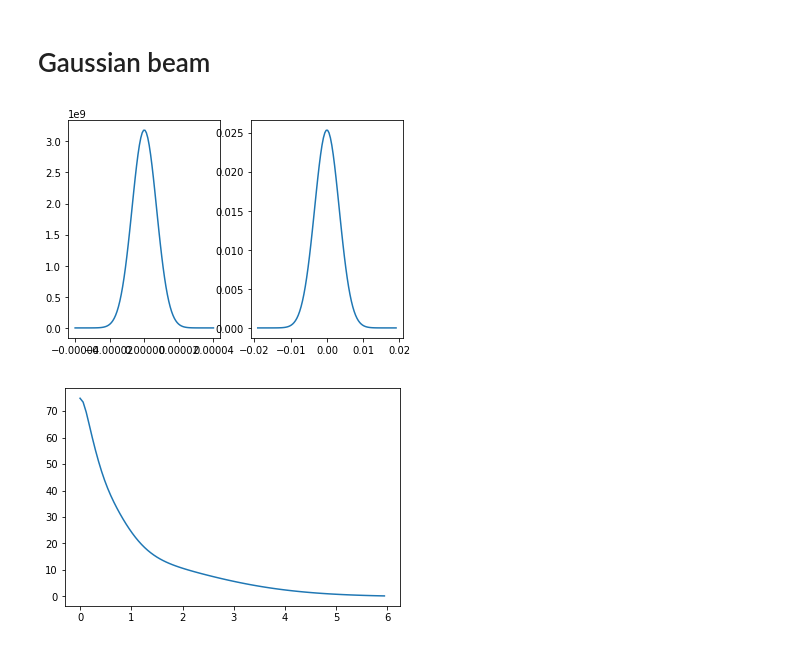
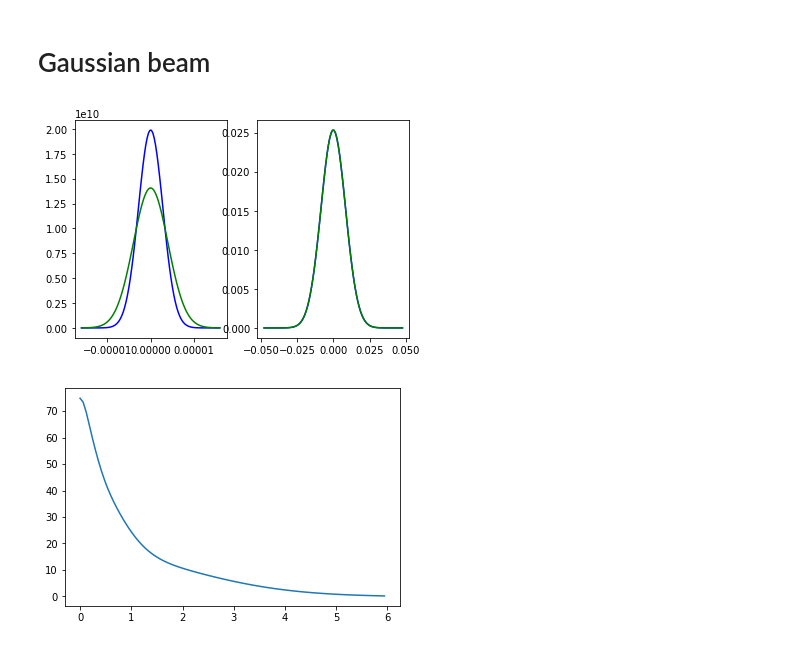
Before and after one commit to simply-nicky/cbc, a Jupyter notebook: prototyping/proto.ipynb, the cells around one changed output. Cells and saved outputs as stored; diff of their text form; code cells hidden in the pictures.

```diff
--- a/prototyping/proto.ipynb
+++ b/prototyping/proto.ipynb
@@ -27,15 +37,17 @@ def wz(z, waist, wavelength):
 # %%
 %matplotlib inline
 xs = np.linspace(-4 * waist, 4 * waist, 100)
 us = np.abs(cbc.gaussian(xs, 0, 0, waist, wavelength))
+us2 = np.abs(cbc.gaussian(xs, 0, zR(waist, wavelength), waist, wavelength))
 kxs = np.linspace(-4 * thdiv(waist, wavelength), 4 * thdiv(waist, wavelength), 100)
 ufs = np.abs(cbc.gaussian_f(kxs, 0, 0, waist, wavelength))
+ufs2 = np.abs(cbc.gaussian_f(kxs, 0, zR(waist, wavelength), waist, wavelength))
 fig, (ax1, ax2) = plt.subplots(1,2)
-ax1.plot(xs, us)
-ax2.plot(kxs, ufs)
+ax1.plot(xs, us, 'b-', xs, us2, 'g-')
+ax2.plot(kxs, ufs, 'b-', kxs, ufs2, 'g-')
 plt.show()
 # %% [output]
-[figure, old version]
+[figure, new version]
 # %%
 %matplotlib inline
 ss = np.linspace(0, 6.0, 100, endpoint=False)
```
Also changed, not shown: parts of 4 cells of this notebook, 9 other files.
